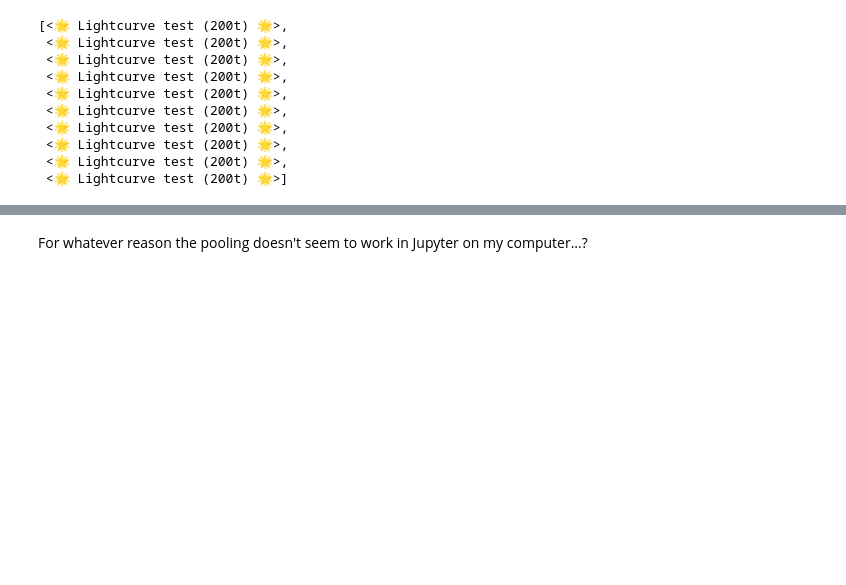
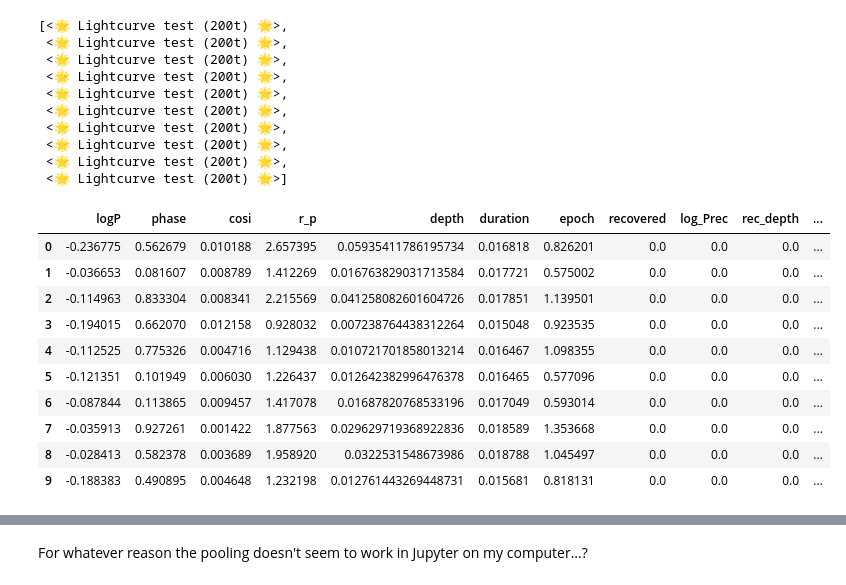
Before and after one commit to catrionamurray/occultence, a Jupyter notebook: occultence/notebooks/test_injecting_transits.ipynb, the cells around one changed output, grey strips where cells are left out. Drawn from its saved outputs; the diff is of its cells as text; code cells hidden in the pictures; blank space fills up the shorter version.

```diff
--- a/occultence/notebooks/test_injecting_transits.ipynb
+++ b/occultence/notebooks/test_injecting_transits.ipynb
@@ -84,6 +84,20 @@ lcs_with_transits
  <🌟 Lightcurve test (200t) 🌟>,
  <🌟 Lightcurve test (200t) 🌟>,
  <🌟 Lightcurve test (200t) 🌟>]
+# %%
+planets
+# %% [output]
+|  | logP | phase | cosi | r_p | depth | duration | epoch | recovered | log_Prec | rec_depth | ... |
+| 0 | -0.236775 | 0.562679 | 0.010188 | 2.657395 | 0.05935411786195734 | 0.016818 | 0.826201 | 0.0 | 0.0 | 0.0 | ... |
+| 1 | -0.036653 | 0.081607 | 0.008789 | 1.412269 | 0.016763829031713584 | 0.017721 | 0.575002 | 0.0 | 0.0 | 0.0 | ... |
+| 2 | -0.114963 | 0.833304 | 0.008341 | 2.215569 | 0.041258082601604726 | 0.017851 | 1.139501 | 0.0 | 0.0 | 0.0 | ... |
+| 3 | -0.194015 | 0.662070 | 0.012158 | 0.928032 | 0.007238764438312264 | 0.015048 | 0.923535 | 0.0 | 0.0 | 0.0 | ... |
+| 4 | -0.112525 | 0.775326 | 0.004716 | 1.129438 | 0.010721701858013214 | 0.016467 | 1.098355 | 0.0 | 0.0 | 0.0 | ... |
+| 5 | -0.121351 | 0.101949 | 0.006030 | 1.226437 | 0.012642382996476378 | 0.016465 | 0.577096 | 0.0 | 0.0 | 0.0 | ... |
+| 6 | -0.087844 | 0.113865 | 0.009457 | 1.417078 | 0.01687820768533196 | 0.017049 | 0.593014 | 0.0 | 0.0 | 0.0 | ... |
+| 7 | -0.035913 | 0.927261 | 0.001422 | 1.877563 | 0.029629719368922836 | 0.018589 | 1.353668 | 0.0 | 0.0 | 0.0 | ... |
+| 8 | -0.028413 | 0.582378 | 0.003689 | 1.958920 | 0.0322531548673986 | 0.018788 | 1.045497 | 0.0 | 0.0 | 0.0 | ... |
+| 9 | -0.188383 | 0.490895 | 0.004648 | 1.232198 | 0.012761443269448731 | 0.015681 | 0.818131 | 0.0 | 0.0 | 0.0 | ... |
 # %%
 lcs_with_transits[0].metadata
 # %% [output]
```
Also changed, not shown: parts of 14 cells of this notebook, 1 other file.
